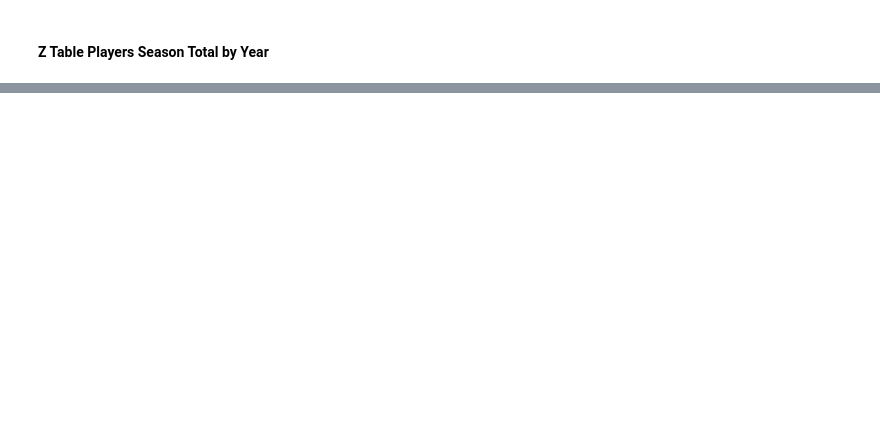
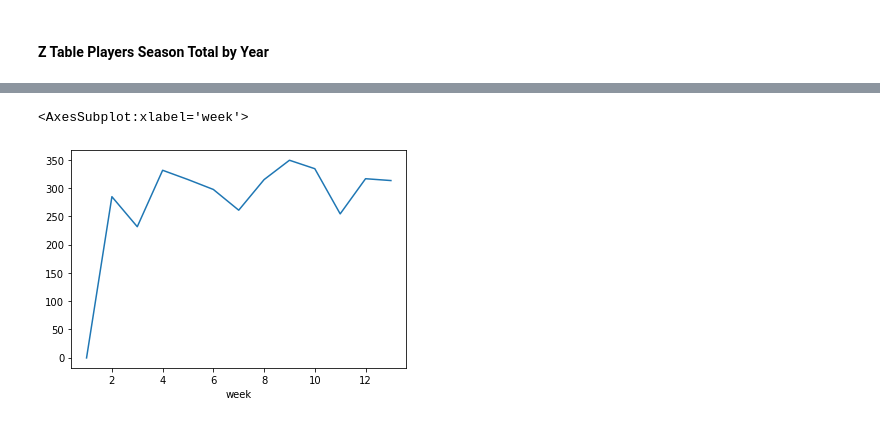
Before and after one commit to haueter19/xdl, a Jupyter notebook: Data Model Set Up.ipynb, the cells around one changed output, grey strips where cells are left out. Saved outputs shown, nothing was run; the diff lists cells and outputs as text; code cells hidden in the pictures; blank space fills up the shorter version.

```diff
--- a/Data Model Set Up.ipynb
+++ b/Data Model Set Up.ipynb
@@ -161,0 +588,2 @@ e.rename(columns={i:i.replace('-','') for i in ['pos-C', 'pos-1B', 'pos-2B', 'po
+# %%
+e['all_pos2'] = e.apply(lambda x: stitch_positions(x),axis=1)
@@ -192,0 +672,9 @@ df2.sort_values('CBSID')
+# %%
+for o in owner_dict['owner']:
+    opt = ol.Optimized_Lineups(o, z[z['Owner']==o])
+    opt._make_hitter_combos()
+    opt._make_pitcher_combos()
+    print(opt.hitter_optimized_z, '\n', opt.pitcher_optimized_z)
+    print(opt.hitter_optimized_lineup,'\n',opt.pitcher_optimized_lineup)
+    z.loc[z['Player'].isin(opt.hitter_optimized_lineup), 'optimized'] = 1
+    z.loc[z['Player'].isin(opt.pitcher_optimized_lineup), 'optimized'] = 1
@@ -582,0 +1290,21 @@ add_view(vw_players_season_z)
+# %%
+vw_player_week_z = "CREATE VIEW vw_player_week_z As \
+    SELECT \
+        tot.year, tot.week, cbsid, \
+        (R-R_mean)/R_std zR, \
+        (RBI-RBI_mean)/RBI_std zRBI, \
+        (HR-HR_mean)/HR_std zHR, \
+        (SB-SB_mean)/SB_std zSB, \
+        BA_cnt/BA_cnt_std zBA, \
+        ((R-R_mean)/R_std) + ((RBI-RBI_mean)/RBI_std) + ((HR-HR_mean)/HR_std) + ((SB-SB_mean)/SB_std) + (BA_cnt/BA_cnt_std) zHit, \
+        (W-W_mean)/W_std zW, \
+        (SO-SO_mean)/SO_std zSO, \
+        (SvHld-SvHld_mean)/SvHld_std zSvHld, \
+        ERA_cnt/ERA_cnt_std zERA, \
+        WHIP_cnt/WHIP_cnt_std zWHIP, \
+        ((W-W_mean)/W_std) + ((SO-SO_mean)/SO_std) + ((SvHld-SvHld_mean)/SvHld_std) + (ERA_cnt/ERA_cnt_std) + (WHIP_cnt/WHIP_cnt_std) zPitch, \
+        COALESCE(((R-R_mean)/R_std) + ((RBI-RBI_mean)/RBI_std) + ((HR-HR_mean)/HR_std) + ((SB-SB_mean)/SB_std) + (BA_cnt/BA_cnt_std),0) + COALESCE(((W-W_mean)/W_std) + ((SO-SO_mean)/SO_std) + ((SvHld-SvHld_mean)/SvHld_std) + (ERA_cnt/ERA_cnt_std) + (WHIP_cnt/WHIP_cnt_std),0) z, \
+        SvHld \
+    FROM vw_player_week_stats tot \
+    INNER JOIN vw_lg_week_summary lg On tot.week=lg.week AND tot.year=lg.year \
+    ORDER BY tot.year, tot.week, z desc"
@@ -582,0 +1315,8 @@ add_view(vw_players_season_z)
+# %%
+a = pd.read_sql("SELECT distinct p.CBSNAME name, r.owner_id, z.* \
+        FROM vw_player_week_z z \
+        LEFT JOIN players p on p.cbsid=z.cbsid \
+        INNER JOIN roster r on (r.cbsid=z.cbsid and r.year=z.year and r.week=z.week) \
+        WHERE z.year=2024 AND z.week=r.week \
+        ORDER BY z.year, z desc", conn)
+a.head()
@@ -582,0 +1330,5 @@ add_view(vw_players_season_z)
+# %%
+a.groupby('week')['z'].sum().plot()
+# %% [output]
+<AxesSubplot:xlabel='week'>
+[figure, added]
```
Also changed, not shown: parts of 146 cells of this notebook.
